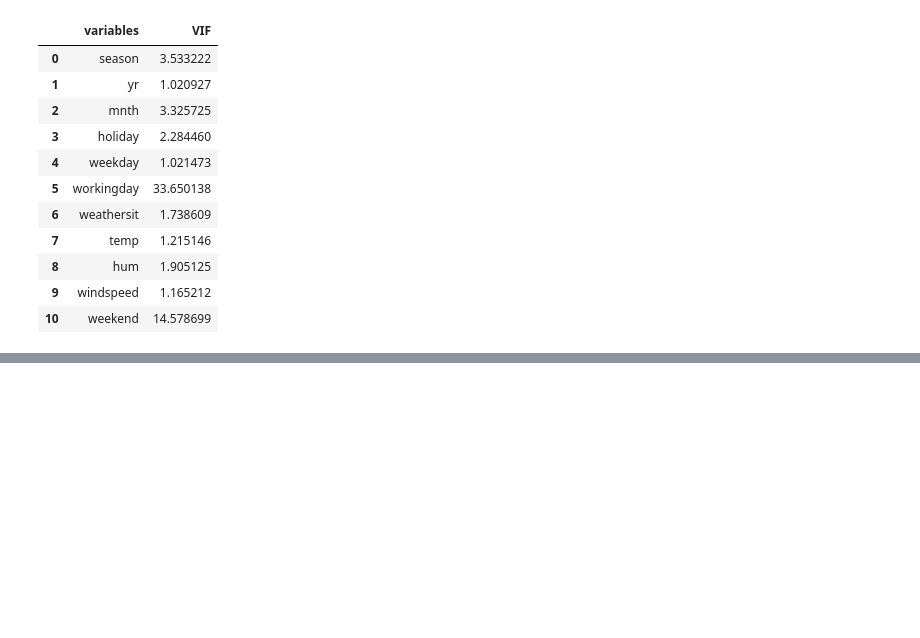
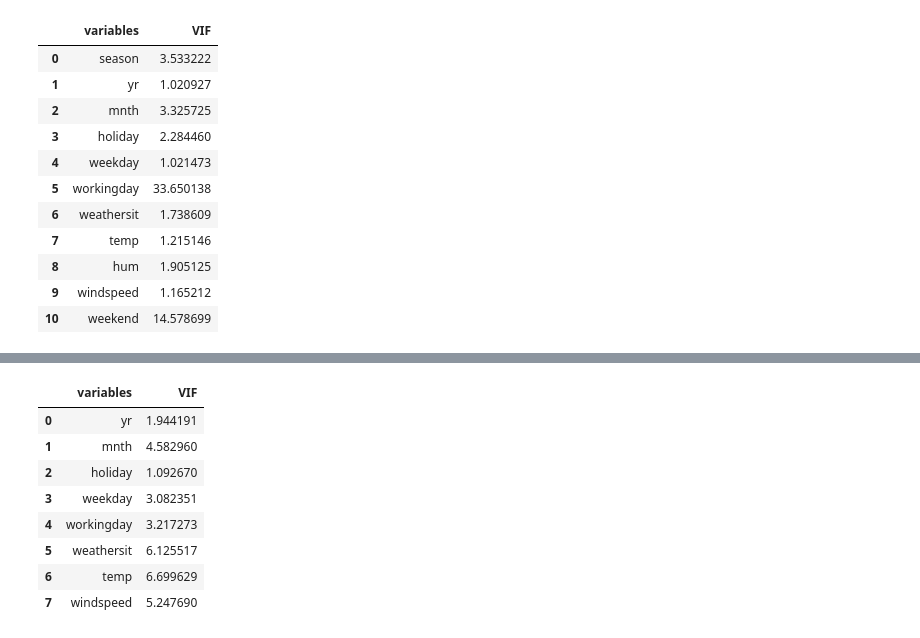
Before and after one commit to springboardmentor29803v-cpu/RideWise-Predicting-Bike-sharing-Demand, a Jupyter notebook: Modeling/Linear_Regression.ipynb, the cells around one changed output, grey strips where cells are left out. Cells and saved outputs as stored; diff of their text form; code cells hidden in the pictures; blank space fills up the shorter version.

```diff
--- a/Modeling/Linear_Regression.ipynb
+++ b/Modeling/Linear_Regression.ipynb
@@ -435,0 +451,12 @@ df_new = df_new.drop(columns=['season'])
+# %%
+Calculate_vif(df_new[[i for i in df_new.describe().columns if i not in ['cnt']]])
+# %% [output]
+|  | variables | VIF |
+| 0 | yr | 1.944191 |
+| 1 | mnth | 4.582960 |
+| 2 | holiday | 1.092670 |
+| 3 | weekday | 3.082351 |
+| 4 | workingday | 3.217273 |
+| 5 | weathersit | 6.125517 |
+| 6 | temp | 6.699629 |
+| 7 | windspeed | 5.247690 |
```
Also changed, not shown: parts of 7 cells of this notebook, 7 other files.
